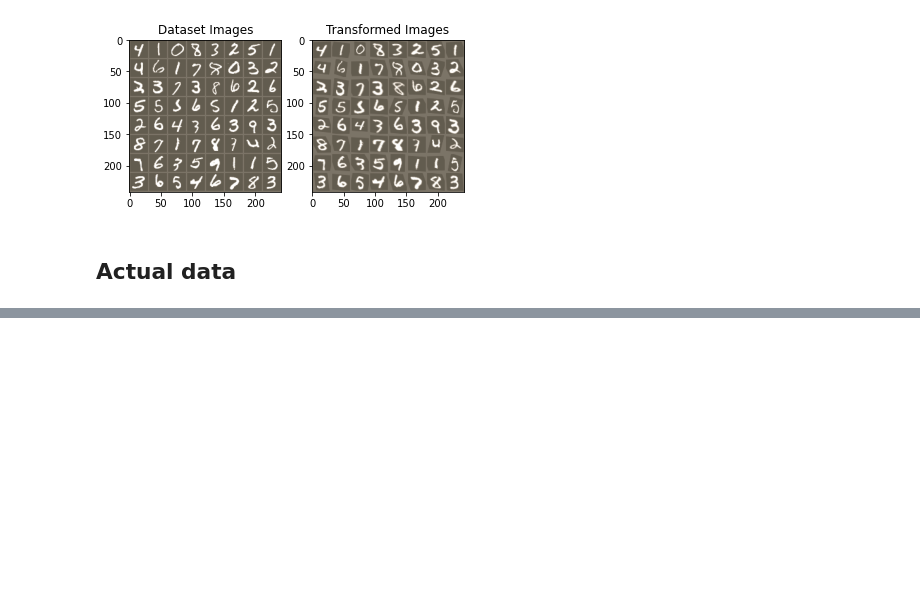
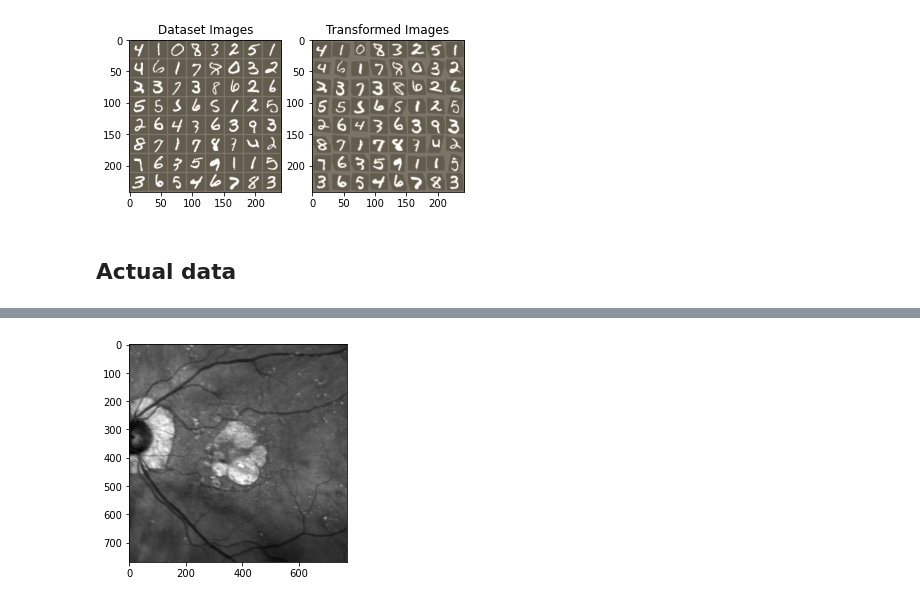
Before and after one commit to charlieoneill11/macuject_registration, a Jupyter notebook: notebooks/stn.ipynb, the cells around one changed output, grey strips where cells are left out. Saved outputs shown, nothing was run; the diff lists cells and outputs as text; code cells hidden in the pictures; blank space fills up the shorter version.

```diff
--- a/notebooks/stn.ipynb
+++ b/notebooks/stn.ipynb
@@ -402,0 +473,4 @@ for i in range(n):
+# %%
+plt.imshow(template, cmap="gray");
+# %% [output]
+[figure, added]
```
Also changed, not shown: parts of 17 cells of this notebook, 8 other files.
